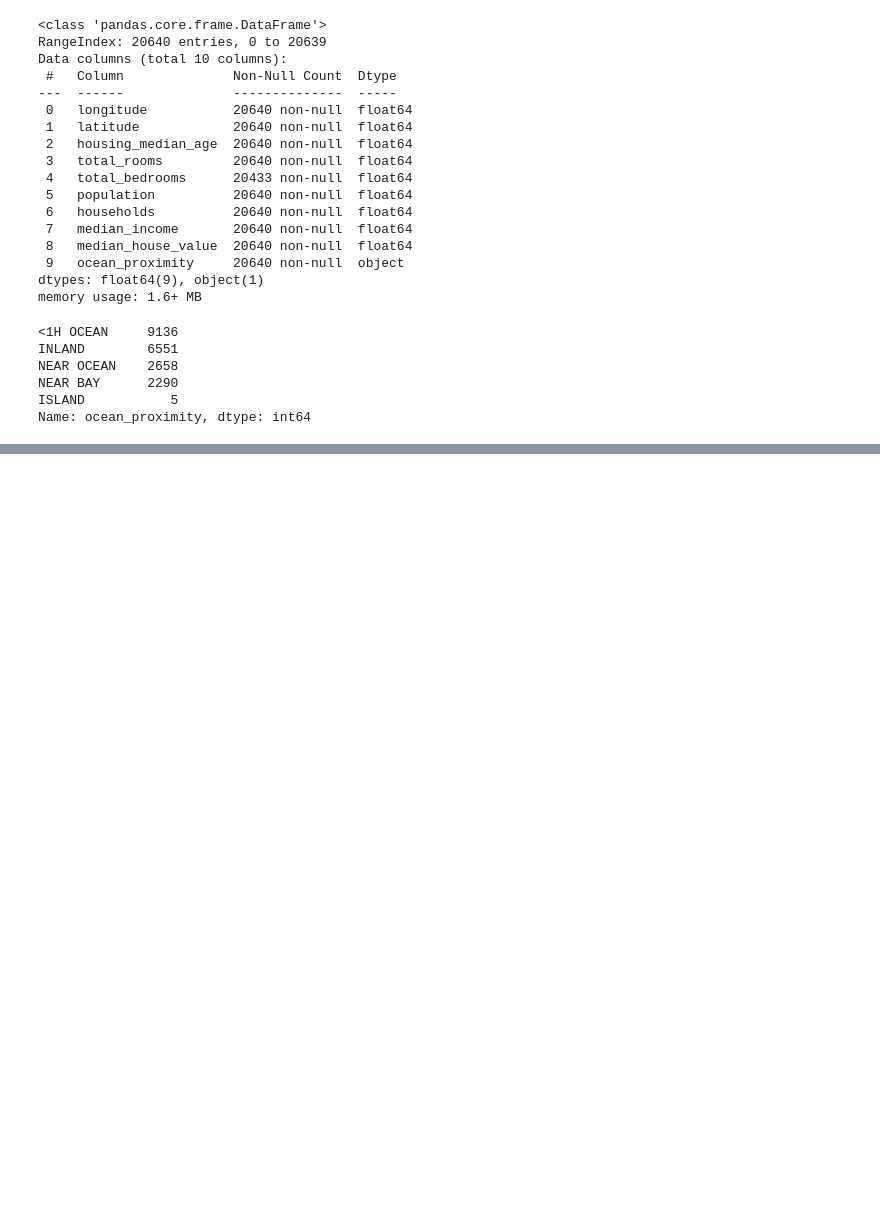
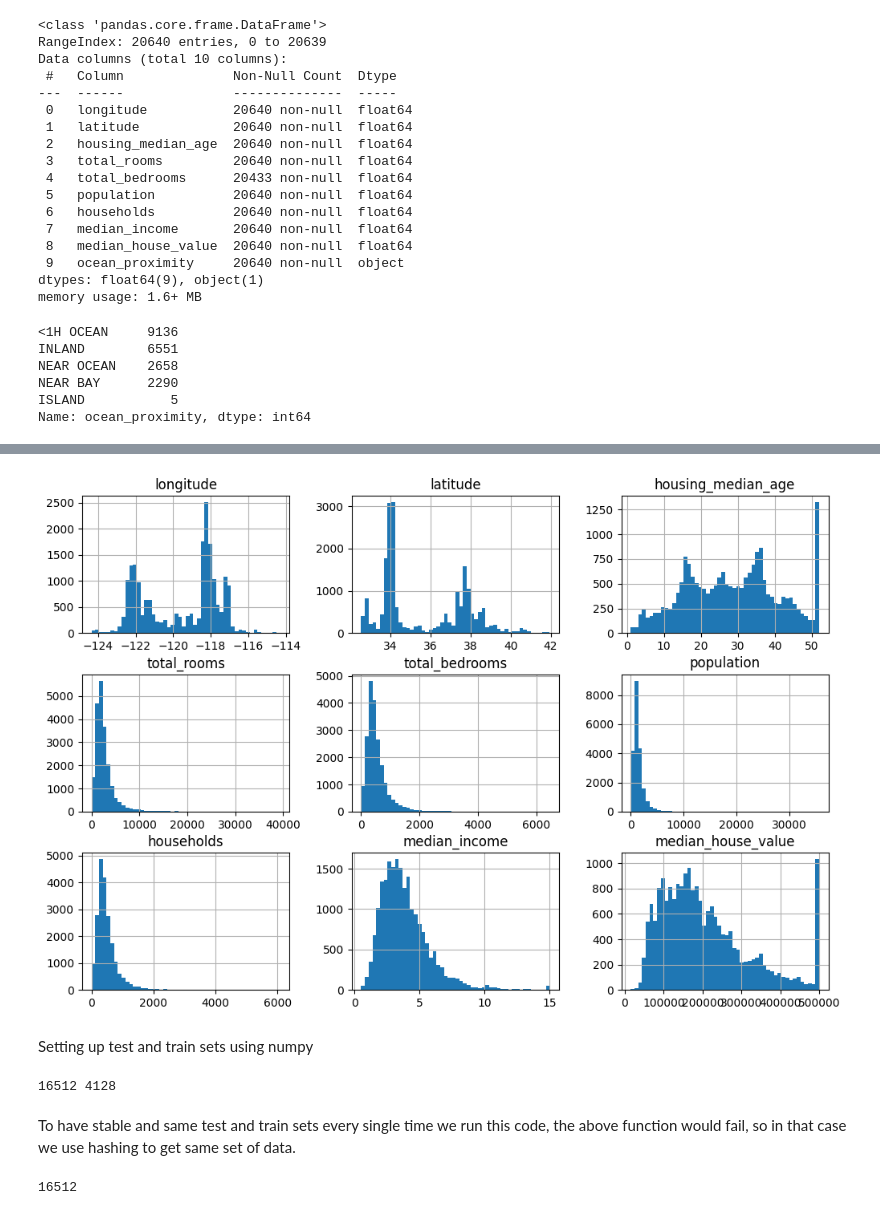
Before and after one commit to raghavkaushik2004/Housing-Price-Predictor, a Jupyter notebook: Housing.ipynb, the cells around one changed output, grey strips where cells are left out. Drawn from its saved outputs; the diff is of its cells as text; code cells hidden in the pictures; blank space fills up the shorter version.

```diff
--- a/Housing.ipynb
+++ b/Housing.ipynb
@@ -74,0 +70,23 @@ Index: []>
+# %%
+import matplotlib.pyplot as plt
+housing.hist(bins = 50, figsize = (12, 8))
+plt.show()
+# %% [output]
+[figure, added]
+# %% [markdown]
+Setting up test and train sets using numpy
+# %%
+import numpy as np
+def shuffle_and_split_data(data, test_ratio) :
+  shuffled_indices = np.random.permutation(len(data))
+  test_set_size = int(len(data) * test_ratio)
+  test_indices = shuffled_indices[:test_set_size]
+  train_indices = shuffled_indices[test_set_size :]
+  return data.iloc[train_indices], data.iloc[test_indices]
+
+train_set, test_set = shuffle_and_split_data(housing, 0.2)
+print(len(train_set),len(test_set) )
+# %% [output]
+16512 4128
+# %% [markdown]
+To have stable and same test and train sets every single time we run this code, the above function would fail, so in that case we use hashing to get same set of data.
@@ -74,0 +96,4 @@ Index: []>
+# %%
+len(train_set)
+# %% [output]
+16512
```
Also changed, not shown: parts of 3 cells of this notebook.
